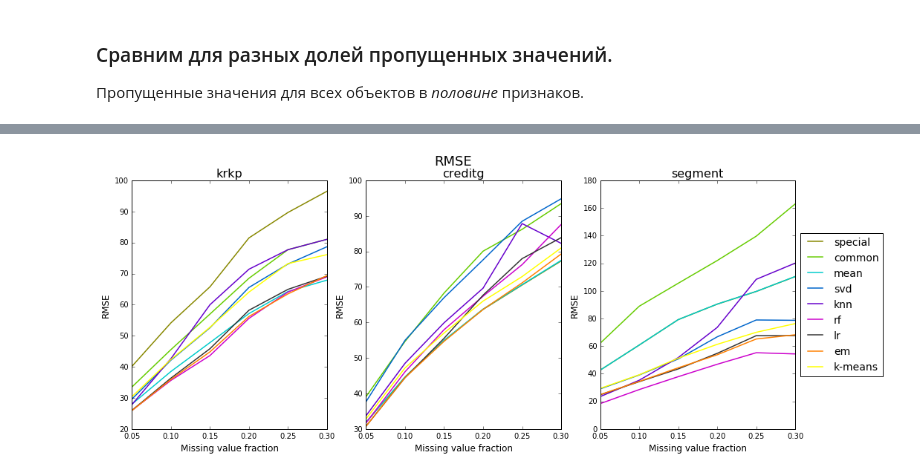
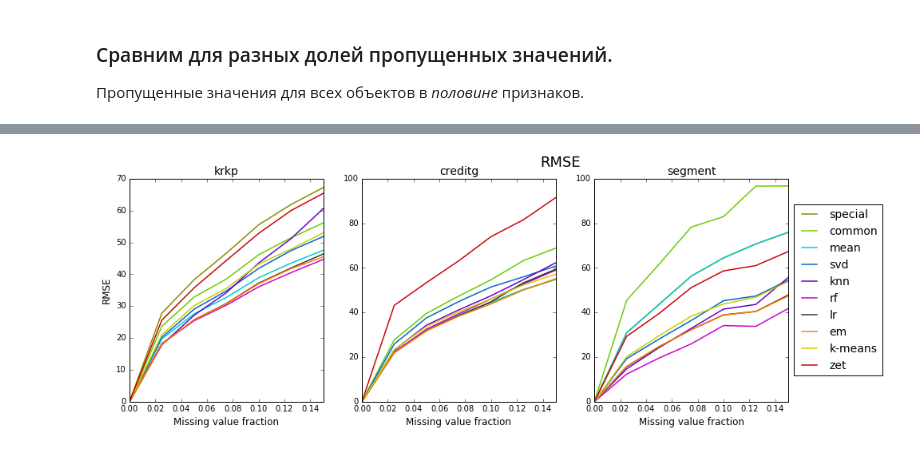
Before and after one commit to emilkayumov/missing-value, a Jupyter notebook: experiment.ipynb, the cells around one changed output, grey strips where cells are left out. Drawn from its saved outputs; the diff is of its cells as text; code cells hidden in the pictures.

```diff
--- a/experiment.ipynb
+++ b/experiment.ipynb
@@ -476,4 +461,4 @@ utils.make_plots_accuracy(accuracy_segment_rf, accuracy_segment_lr, accuracy_seg
 # %%
-utils.make_plots_rmse(rmse_krkp_knn, rmse_creditg_knn, rmse_segment_knn, 'rmse.pdf')
+utils.make_plots_rmse(rmse_krkp, rmse_creditg, rmse_segment, 'rmse.pdf')
 # %% [output]
-[figure, old version]
+[figure, new version]
```
Also changed, not shown: parts of 30 cells of this notebook, 4 other files.
